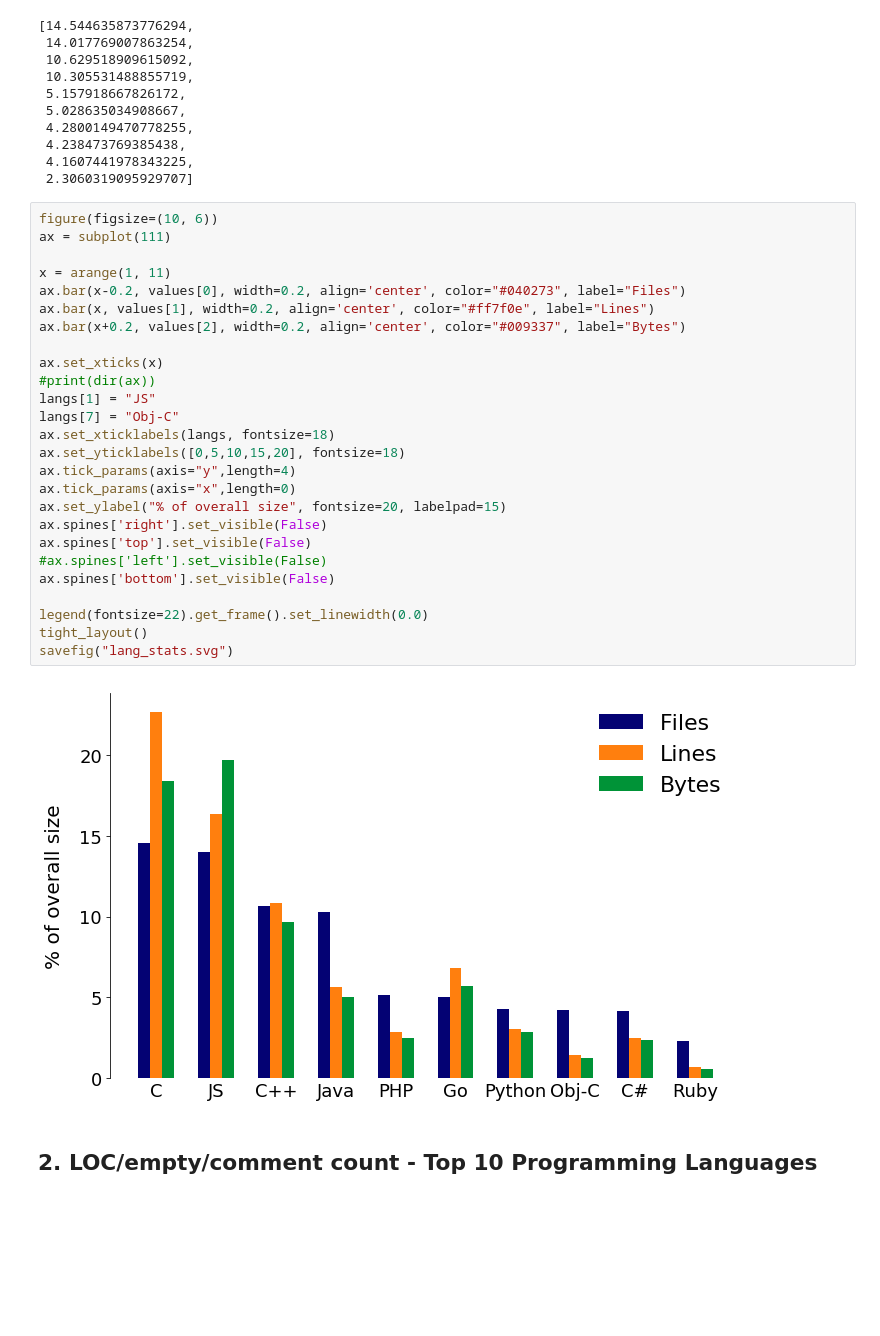
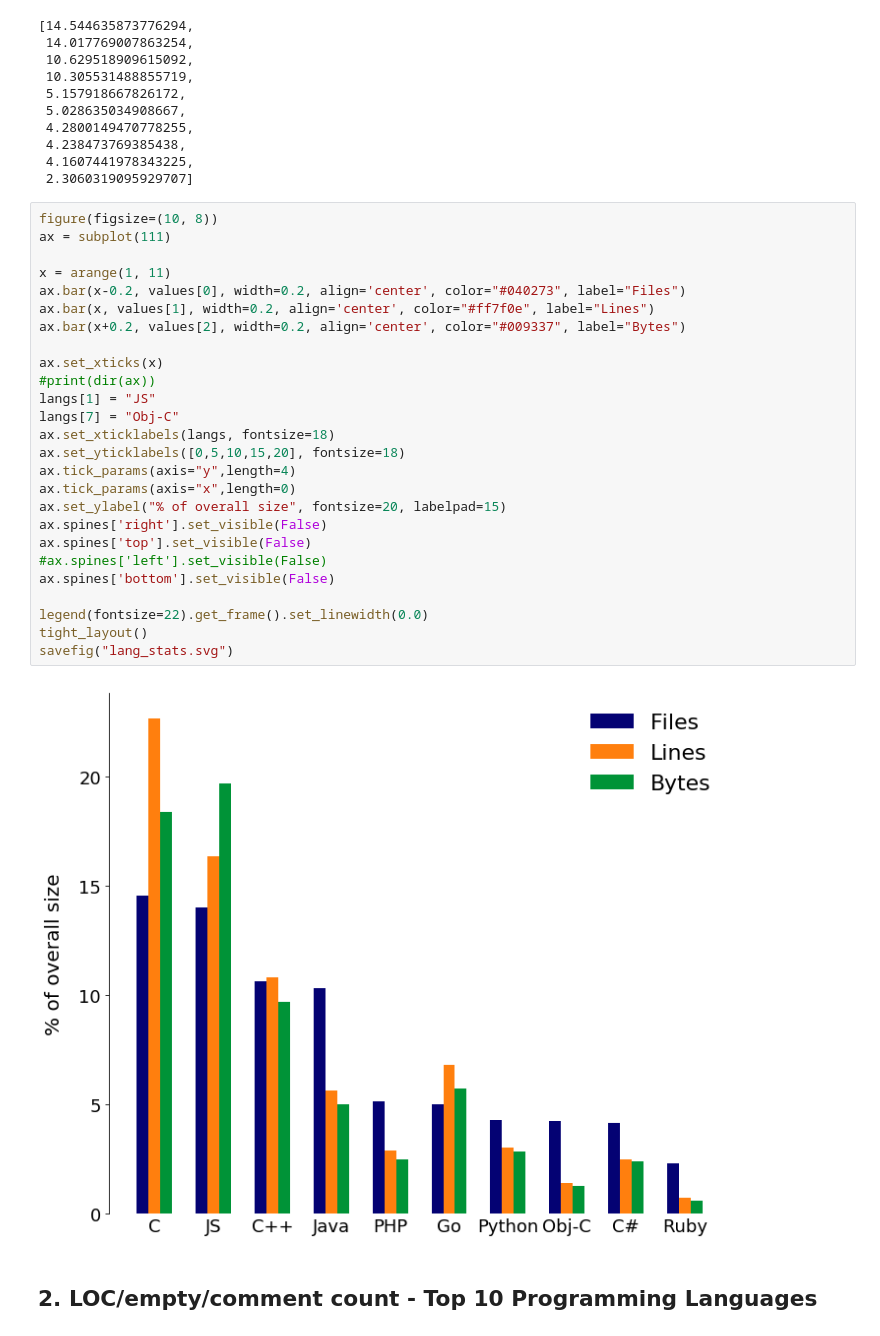
Before and after one commit to src-d/datasets, a Jupyter notebook: PublicGitArchive/doc/dataset_stats.ipynb, the cells around one changed output. Drawn from its saved outputs; the diff is of its cells as text; blank space fills up the shorter version.

```diff
--- a/PublicGitArchive/doc/dataset_stats.ipynb
+++ b/PublicGitArchive/doc/dataset_stats.ipynb
@@ -194,33 +194,33 @@ values[0]
  4.1607441978343225,
  2.3060319095929707]
 # %%
-figure(figsize=(10, 6))
+figure(figsize=(10, 8))
 ax = subplot(111)
 
 x = arange(1, 11)
 ax.bar(x-0.2, values[0], width=0.2, align='center', color="#040273", label="Files")
 ax.bar(x, values[1], width=0.2, align='center', color="#ff7f0e", label="Lines")
 ax.bar(x+0.2, values[2], width=0.2, align='center', color="#009337", label="Bytes")
 
 ax.set_xticks(x)
 #print(dir(ax))
 langs[1] = "JS"
 langs[7] = "Obj-C"
 ax.set_xticklabels(langs, fontsize=18)
 ax.set_yticklabels([0,5,10,15,20], fontsize=18)
 ax.tick_params(axis="y",length=4)
 ax.tick_params(axis="x",length=0)
 ax.set_ylabel("% of overall size", fontsize=20, labelpad=15)
 ax.spines['right'].set_visible(False)
 ax.spines['top'].set_visible(False)
 #ax.spines['left'].set_visible(False)
 ax.spines['bottom'].set_visible(False)
 
 legend(fontsize=22).get_frame().set_linewidth(0.0)
 tight_layout()
 savefig("lang_stats.svg")
 # %% [output]
-[figure, old version]
+[figure, new version]
 # %% [markdown]
 ## 2. LOC/empty/comment count - Top 10 Programming Languages
 # %%
```
Also changed, not shown: parts of 4 cells of this notebook, 7 other files.
